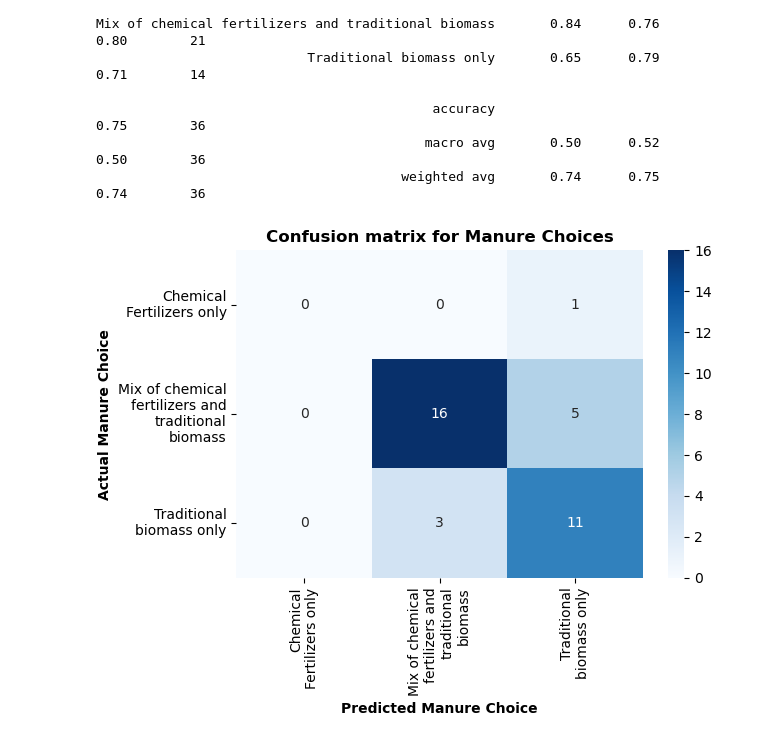
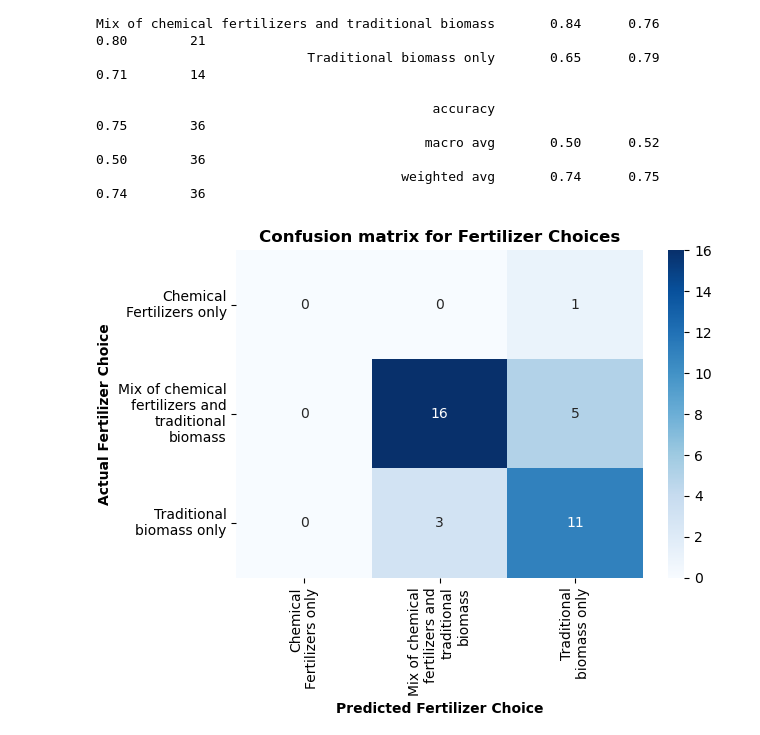
Before and after one commit to Prience91/Crop-and-Fertilizer-Choices, a Jupyter notebook: Forest_Manure.ipynb, the cells around one changed output. Cells and saved outputs as stored; diff of their text form; code cells hidden in the pictures.

```diff
--- a/Forest_Manure.ipynb
+++ b/Forest_Manure.ipynb
@@ -478,7 +478,7 @@ Chemical Fertilizers only    3
 Name: count, dtype: int64
 # %%
 #Now combining the data in Target dataframes into a single row
-Target["Manure Choice"] = Target["Mix of chemical fertilizers and traditional biomass"].fillna(Target["Chemical Fertilizers only"]).fillna(Target["Traditional biomass only"])
+Target["Fertilizer Choice"] = Target["Mix of chemical fertilizers and traditional biomass"].fillna(Target["Chemical Fertilizers only"]).fillna(Target["Traditional biomass only"])
 Target.drop(columns = ["Chemical Fertilizers only", "Traditional biomass only", "Mix of chemical fertilizers and traditional biomass"],
             axis = 1,
             inplace = True)
@@ -515,7 +515,7 @@ memory usage: 5.7+ KB
 ### Data preprocessing for analysis
 # %%
 #We have decided to drop all rows (i.e., 1 out of 118) without a record in the target column, while rest shall be fitted with their respective mode
-Manure_choice.dropna(subset=["Manure Choice"],
+Manure_choice.dropna(subset=["Fertilizer Choice"],
                      inplace = True)
 Manure_choice.info()
 # %% [output]
@@ -536,7 +562,7 @@ memory usage: 6.4+ KB
 #Now splitting the data into train, evaluate, and test batch for further processing. This has to be done beforehand to avoid data snooping/leakage across
 #the batches
 x_data = Manure_choice.iloc[:, 0:5]
-y_data = Manure_choice["Manure Choice"]
+y_data = Manure_choice["Fertilizer Choice"]
 
 from sklearn.model_selection import train_test_split
 x_train_eval, x_test, y_train_eval, y_test = train_test_split(x_data, y_data, test_size = 0.30, random_state = 1, stratify = y_data)
@@ -619,15 +645,15 @@ label_encoder.fit(y_train)
 
 encoded_y_train = label_encoder.transform(y_train)
 encoded_y_train_df = pd.DataFrame(encoded_y_train)
-encoded_y_train_df.columns = ["Manure choice"]
+encoded_y_train_df.columns = ["Fertilizer choice"]
 
 encoded_y_eval = label_encoder.transform(y_eval)
 encoded_y_eval_df = pd.DataFrame(encoded_y_eval)
-encoded_y_eval_df.columns = ["Manure choice"]
+encoded_y_eval_df.columns = ["Fertilizer choice"]
 
 encoded_y_test = label_encoder.transform(y_test)
 encoded_y_test_df = pd.DataFrame(encoded_y_test)
-encoded_y_test_df.columns = ["Manure choice"]
+encoded_y_test_df.columns = ["Fertilizer choice"]
 
 for i, labels in enumerate(label_encoder.classes_):
     print(i, labels)
@@ -830,34 +861,34 @@ from sklearn.metrics import confusion_matrix
 import seaborn as sns
 conf_matrix = confusion_matrix(y_test, unencoded_y_test_hat,)
 
 fig, ax = plt.subplots()
 sns.heatmap(conf_matrix,
             annot = True,
             cmap = "Blues",
             xticklabels = label_encoder.classes_,
             yticklabels = label_encoder.classes_,
             ax = ax)
-ax.set_title("Confusion matrix for Manure Choices",
+ax.set_title("Confusion matrix for Fertilizer Choices",
             fontsize = 12,
             fontweight = "bold")
-ax.set_xlabel("Predicted Manure Choice",
+ax.set_xlabel("Predicted Fertilizer Choice",
             fontweight = "bold")
-ax.set_ylabel("Actual Manure Choice",
+ax.set_ylabel("Actual Fertilizer Choice",
             fontweight = "bold")
 
 xticklabels = ax.get_xticklabels()
 for label in xticklabels:
     label.set_wrap(True)
     label.set_ha("right")
     label.set_va("center")
 
 yticklabels = ax.get_yticklabels()
 for label in yticklabels:
     label.set_wrap(True)
     label.set_ha("right")
     label.set_va("center")
 
 plt.tight_layout()
 plt.show()
 # %% [output]
-[figure, old version]
+[figure, new version]
```
Also changed, not shown: parts of 10 cells of this notebook, 2 other files.
